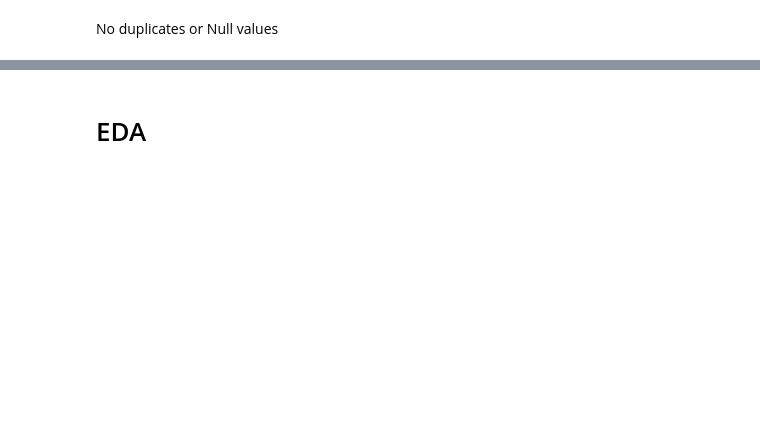
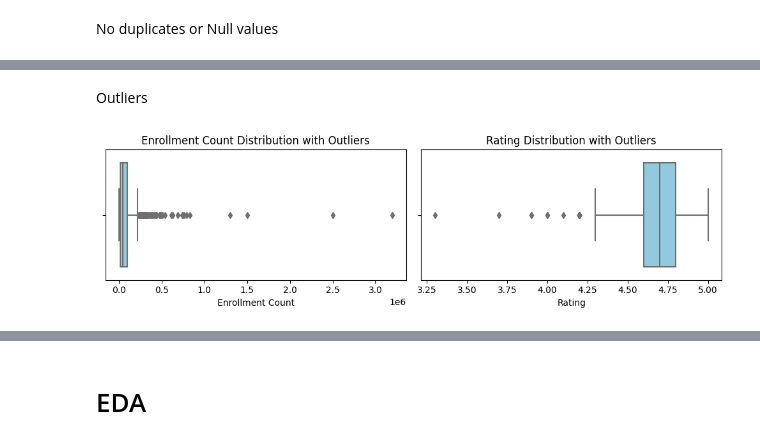
Before and after one commit to emkhv/Coursera_course_exploration, a Jupyter notebook: coursera_course_exploration.ipynb, the cells around one changed output, grey strips where cells are left out. Saved outputs shown, nothing was run; the diff lists cells and outputs as text; code cells hidden in the pictures; blank space fills up the shorter version.

```diff
--- a/coursera_course_exploration.ipynb
+++ b/coursera_course_exploration.ipynb
@@ -133,0 +118,19 @@ courses
+# %% [markdown]
+Outliers
+# %%
+fig, axes = plt.subplots(1, 2, figsize=(10, 3))
+
+# Plot Enrollment Count Distribution with Outliers
+sns.boxplot(x=courses.course_students_enrolled, color="skyblue", ax=axes[0])
+axes[0].set_title("Enrollment Count Distribution with Outliers")
+axes[0].set_xlabel("Enrollment Count")
+
+# Plot Rating Distribution with Outliers
+sns.boxplot(x=courses.course_rating, color="skyblue", ax=axes[1])
+axes[1].set_title("Rating Distribution with Outliers")
+axes[1].set_xlabel("Rating")
+
+# Display the plots
+plt.tight_layout()
+# %% [output]
+[figure, added]
```
Also changed, not shown: parts of 53 cells of this notebook.
